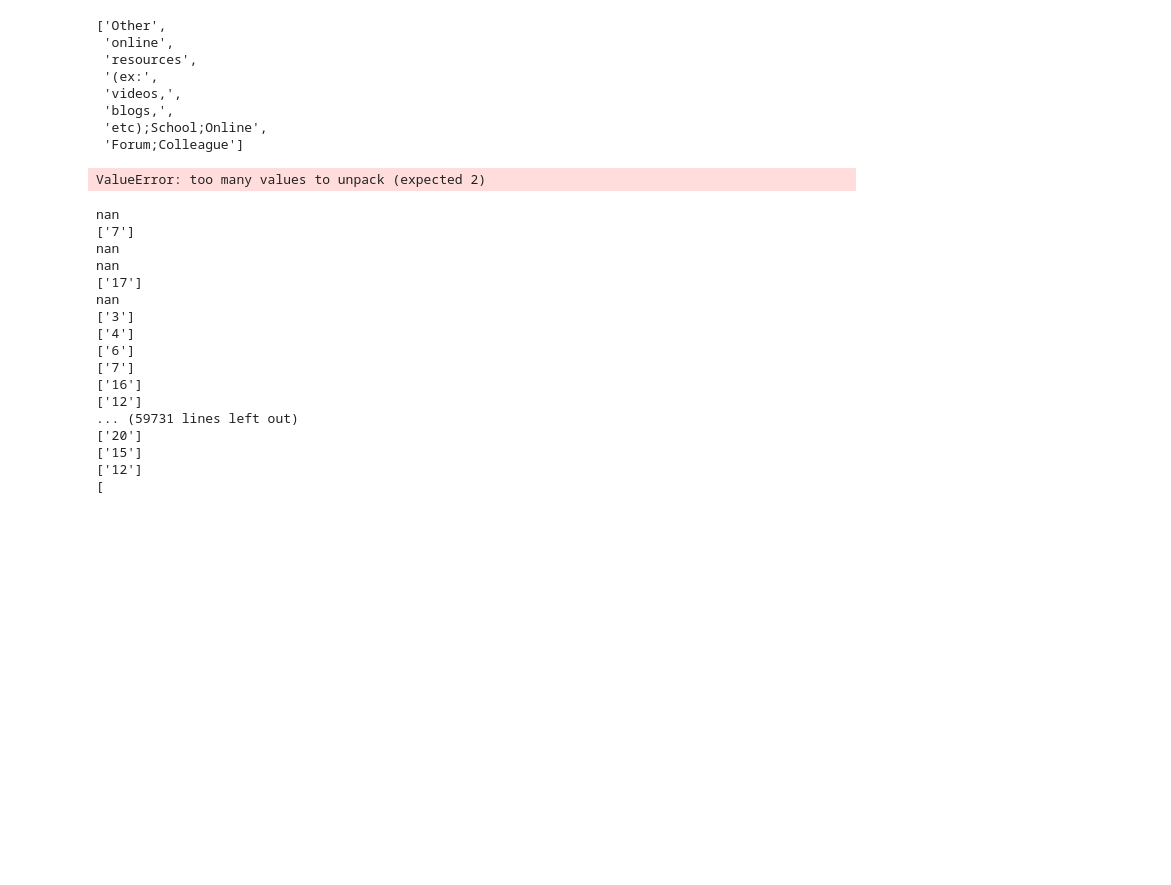
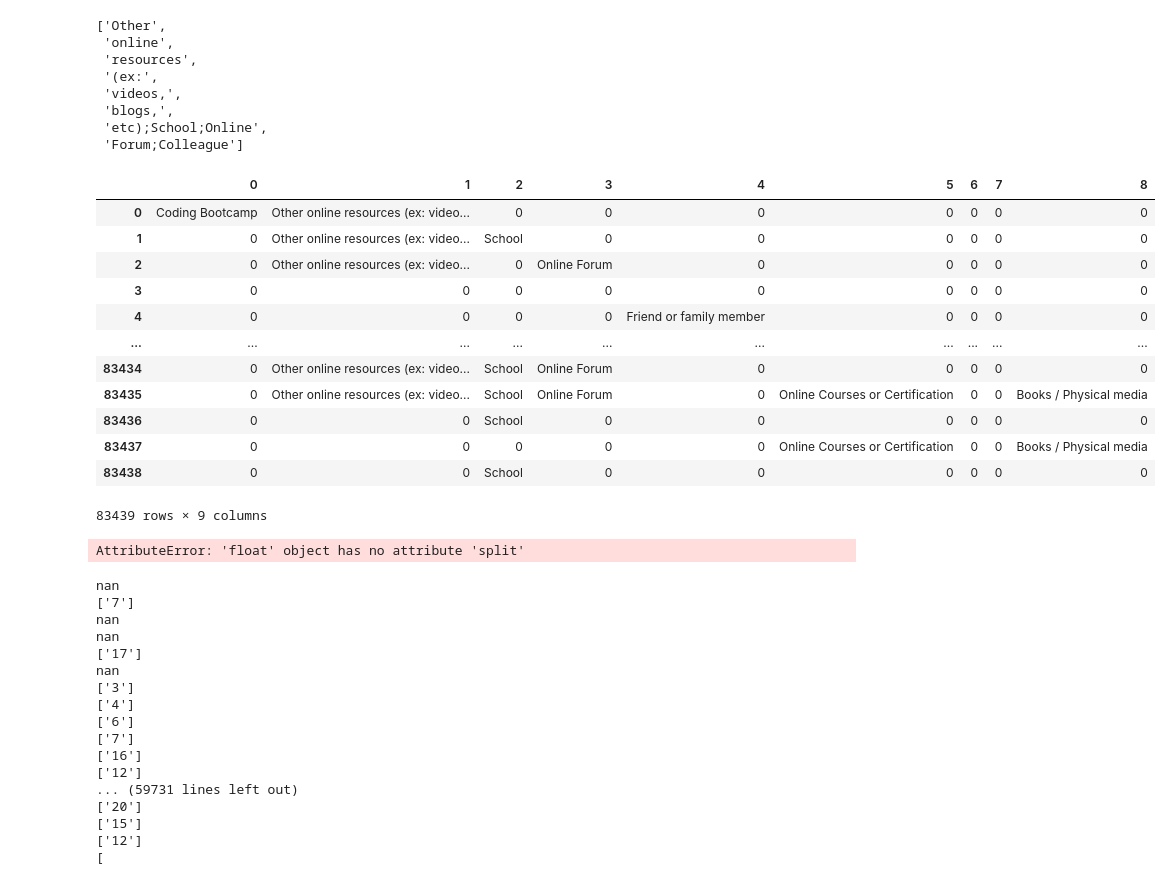
Before and after one commit to sknrendra/2021-stackoverflow-developer-survey-analysis, a Jupyter notebook: main_analysis.ipynb, the cells around one changed output. Cells and saved outputs as stored; diff of their text form; code cells hidden in the pictures; blank space fills up the shorter version.

Commit message:
v0.7.5
A function that processes multiple choice formats have been constructed, albeit still a bit slow.

```diff
--- a/main_analysis.ipynb
+++ b/main_analysis.ipynb
@@ -112,19 +161,36 @@ def preprocess_multiple_choice(ser):
     #place for the would-be returned df.
     dict_for_df = {}
     for splittedlist in ser.str.split(';'):
+        id = splittedlist.index
         sparselist = pd.Series(np.repeat(0, len(referencelist)))
         if splittedlist == np.nan:
-            dict_for_df[idnum] = sparselist
+            dict_for_df[id] = sparselist
         else:
             for word in splittedlist:
                 wordindex = referencelist.index(word)
                 sparselist[wordindex] = word
-            dict_for_df[idnum] = sparselist
+            dict_for_df[id] = sparselist
     return pd.DataFrame.from_dict(dict_for_df, orient='index')
+# %%
+
+preprocess_multiple_choice(df['LearnCode'],';')
+# %% [output]
+|  | 0 | 1 | 2 | 3 | 4 | 5 | 6 | 7 | 8 |
+| 0 | Coding Bootcamp | Other online resources (ex: video... | 0 | 0 | 0 | 0 | 0 | 0 | 0 |
+| 1 | 0 | Other online resources (ex: video... | School | 0 | 0 | 0 | 0 | 0 | 0 |
+| 2 | 0 | Other online resources (ex: video... | 0 | Online Forum | 0 | 0 | 0 | 0 | 0 |
+| 3 | 0 | 0 | 0 | 0 | 0 | 0 | 0 | 0 | 0 |
+| 4 | 0 | 0 | 0 | 0 | Friend or family member | 0 | 0 | 0 | 0 |
+| ... | ... | ... | ... | ... | ... | ... | ... | ... | ... |
+| 83434 | 0 | Other online resources (ex: video... | School | Online Forum | 0 | 0 | 0 | 0 | 0 |
+| 83435 | 0 | Other online resources (ex: video... | School | Online Forum | 0 | Online Courses or Certification | 0 | 0 | Books / Physical media |
+| 83436 | 0 | 0 | School | 0 | 0 | 0 | 0 | 0 | 0 |
+| 83437 | 0 | 0 | 0 | 0 | 0 | Online Courses or Certification | 0 | 0 | Books / Physical media |
+| 83438 | 0 | 0 | School | 0 | 0 | 0 | 0 | 0 | 0 |
+83439 rows × 9 columns
 # %%
-preprocess_multiple_choice(df['LearnCode'])
 # %% [output]
-ValueError: too many values to unpack (expected 2)
+AttributeError: 'float' object has no attribute 'split'
 # %%
 for splittedlist in df['YearsCode'].str.split(';'):
     print(splittedlist)
```
Also changed, not shown: parts of 1 cell of this notebook.
